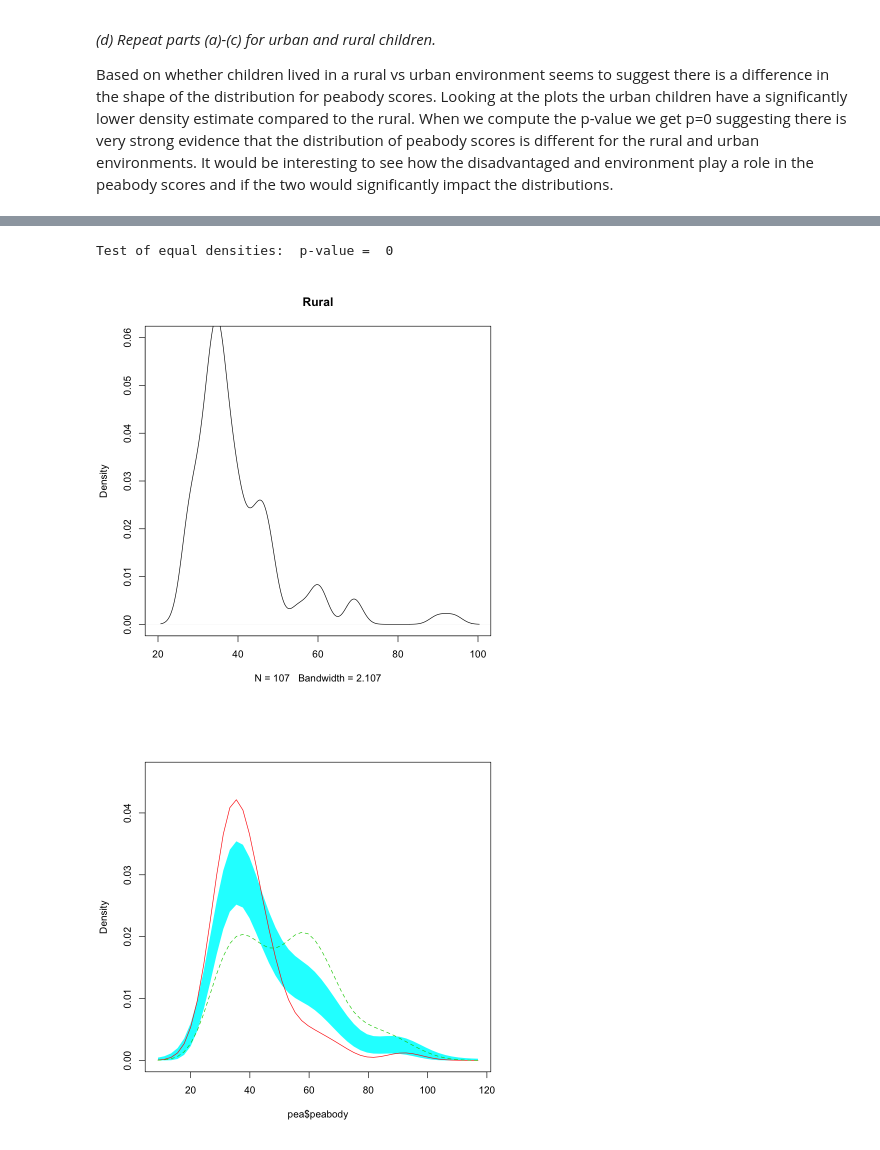
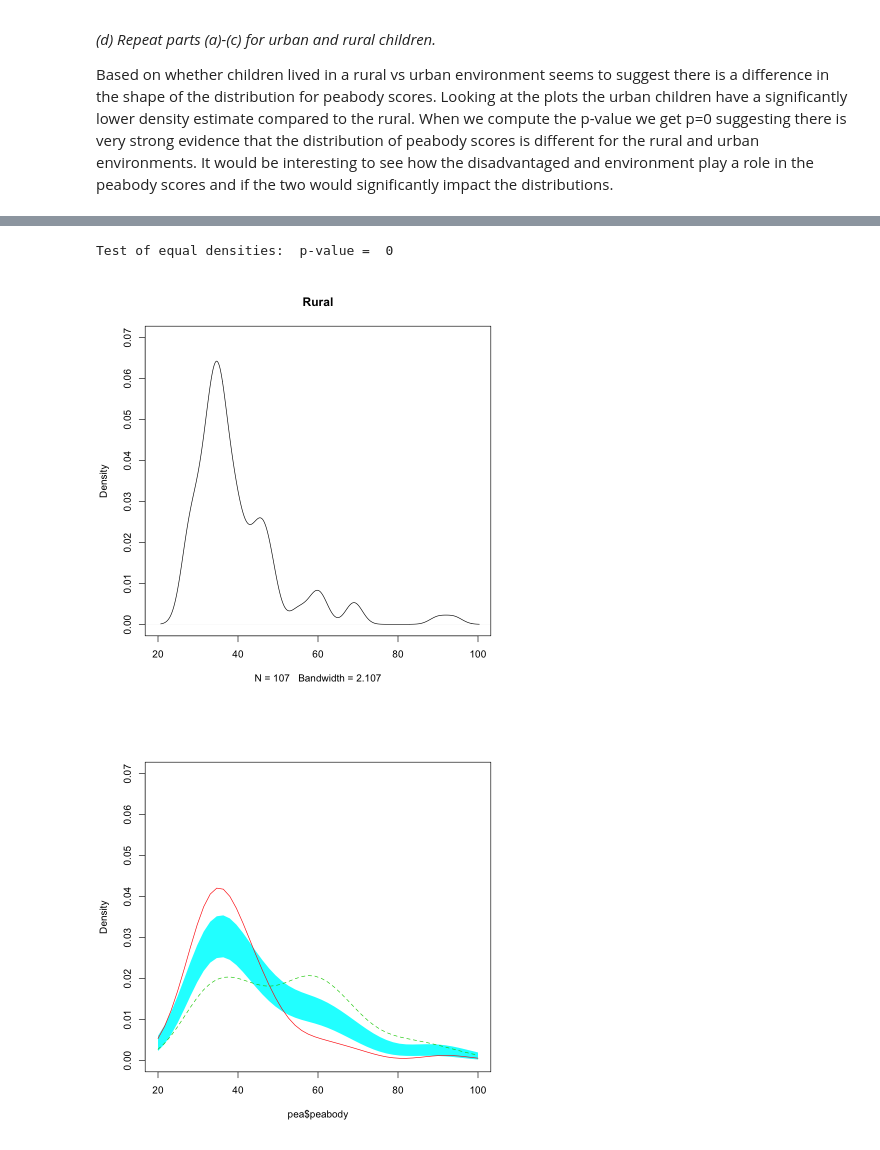
Before and after one commit to aporter1350/nonparametrics, a Jupyter notebook: code/Exam1.ipynb, the cells around one changed output, grey strips where cells are left out. Drawn from its saved outputs; the diff is of its cells as text; code cells hidden in the pictures.

```diff
--- a/code/Exam1.ipynb
+++ b/code/Exam1.ipynb
@@ -183,13 +198,13 @@ pea.urb=subset(pea, urban==1)
 pea.rur=subset(pea, urban==0)
 
 #part a
-plot(density(pea.urb$peabody, bw="SJ"), main='Urban', xlim=c(20,100), ylim=c(0,.06))
-plot(density(pea.rur$peabody, bw="SJ"), main='Rural',xlim=c(20,100), ylim=c(0,.06))
+plot(density(pea.urb$peabody, bw="SJ"), main='Urban', xlim=c(20,100), ylim=c(0,.07))
+plot(density(pea.rur$peabody, bw="SJ"), main='Rural',xlim=c(20,100), ylim=c(0,.07))
 #part b
 set.seed(3520506)
 urb=bw.SJ(pea$peabody[pea$urban==1])
 rur=bw.SJ(pea$peabody[pea$urban==0])
 h_urban=2*(1/rur+1/urb)^-1
 
-sm.density.compare(pea$peabody, group=pea$urban, model="equal", bw=h_urban, nboot=10000)
+sm.density.compare(pea$peabody, group=pea$urban, model="equal", bw=h_urban, nboot=10000, xlim=c(20,100), ylim=c(0,.07))
 # %% [output]
@@ -197,3 +212,3 @@ sm.density.compare(pea$peabody, group=pea$urban, model="equal", bw=h_urban, nboo
 Test of equal densities:  p-value =  0
-[figure, old version]
+[figure, new version]
-[figure, old version]
+[figure, new version]
```
Also changed, not shown: parts of 5 cells of this notebook, 1 other file.
